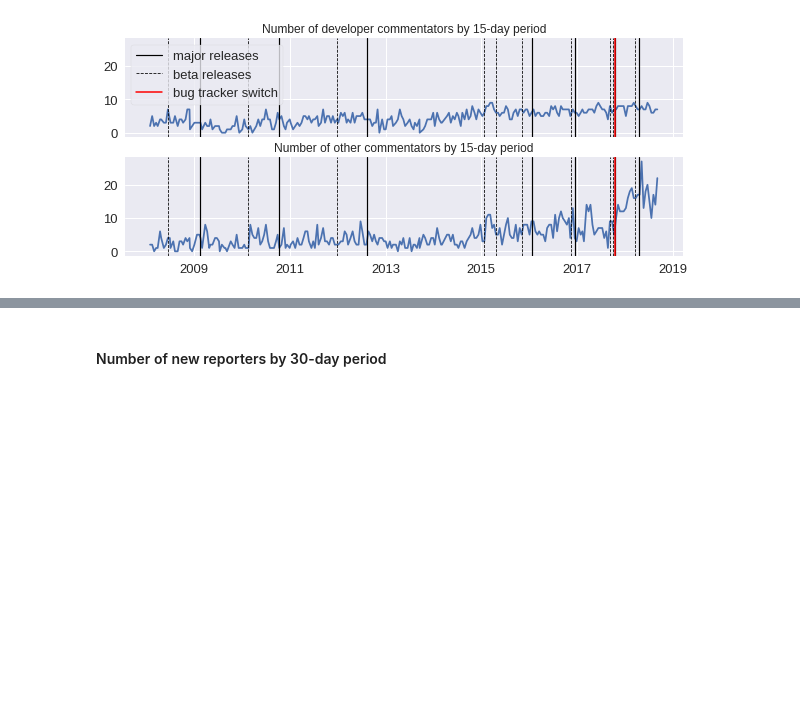
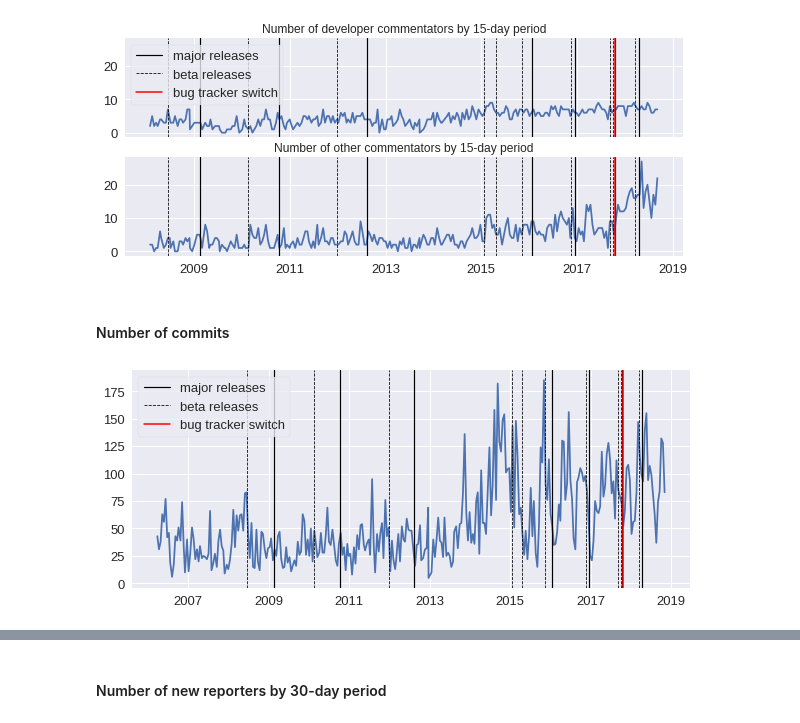
Before and after one commit to Zimmi48/impact-of-switching-bug-trackers, a Jupyter notebook: analysis/GitHub_migration.ipynb, the cells around one changed output, grey strips where cells are left out. Cells and saved outputs as stored; diff of their text form; code cells hidden in the pictures; blank space fills up the shorter version.

```diff
--- a/analysis/GitHub_migration.ipynb
+++ b/analysis/GitHub_migration.ipynb
@@ -923,3 +990,15 @@ def local():
 local()
 # %% [output]
 [figure]
+# %% [markdown]
+#### Number of commits
+# %%
+def local():
+
+  plt.plot(commits_15D['count'],label='')
+  release_vertical_lines()
+  plt.legend(loc='upper left')
+
+local()
+# %% [output]
+[figure, added]
```
Also changed, not shown: parts of 20 cells of this notebook.
